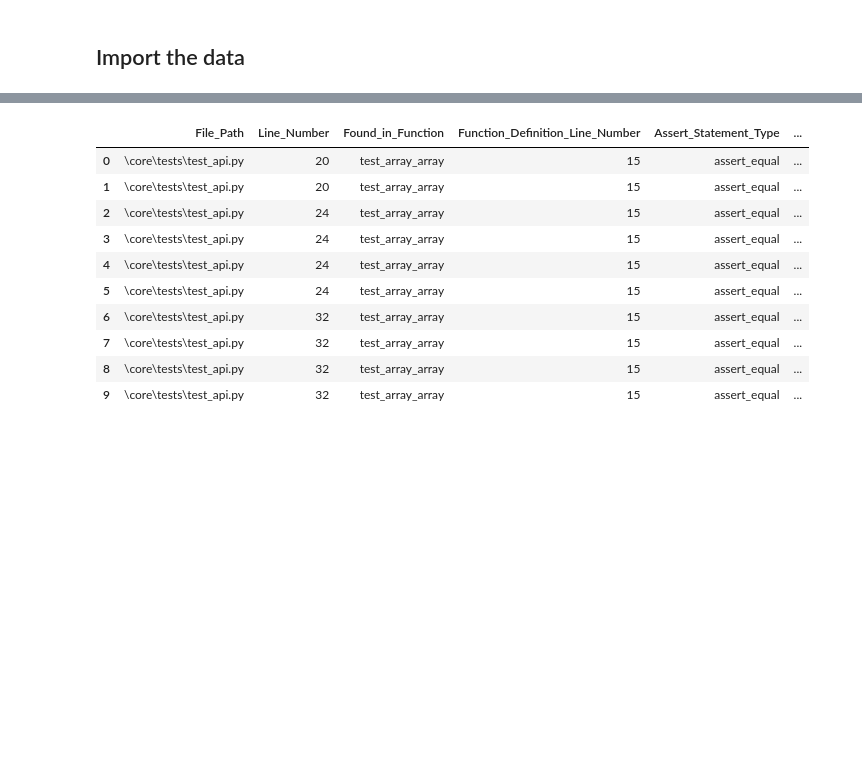
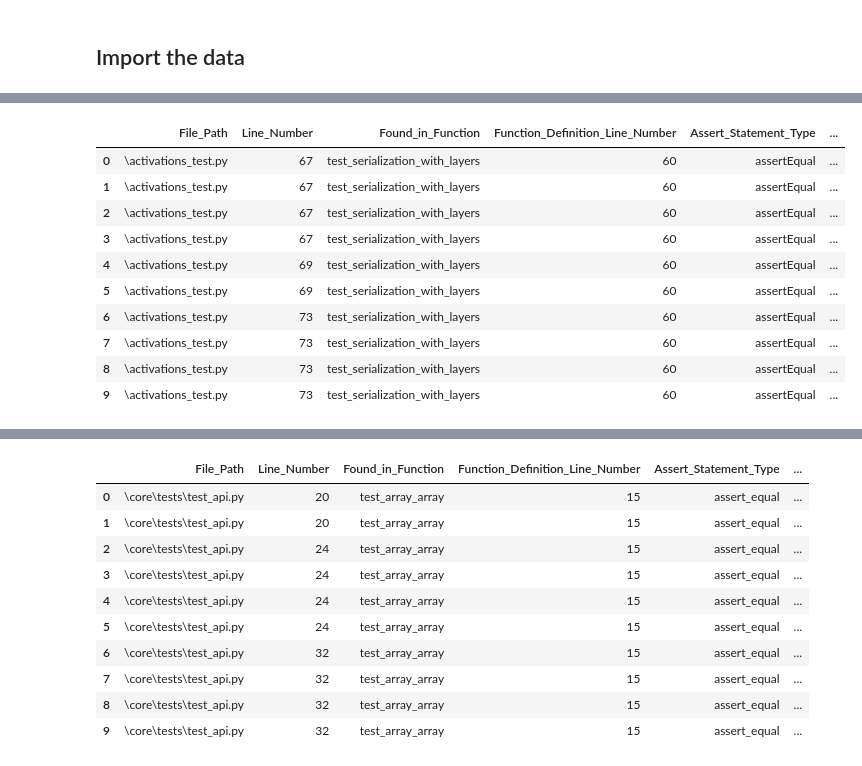
Before and after one commit to AlexanderProchnow/DLL_Testing_Tool, a Jupyter notebook: Code/1_Test_Case_Extraction_and_Analysis/2_Data_evaluation.ipynb, the cells around one changed output, grey strips where cells are left out. Saved outputs shown, nothing was run; the diff lists cells and outputs as text; code cells hidden in the pictures; blank space fills up the shorter version.

```diff
--- a/Code/1_Test_Case_Extraction_and_Analysis/2_Data_evaluation.ipynb
+++ b/Code/1_Test_Case_Extraction_and_Analysis/2_Data_evaluation.ipynb
@@ -103,6 +108,22 @@ df_theano.head(10)
 | 7 | \compile\tests\test_builders.py | 150 | test_grad_override | 127 | allclose | ... |
 | 8 | \compile\tests\test_builders.py | 150 | test_grad_override | 127 | allclose | ... |
 | 9 | \compile\tests\test_builders.py | 150 | test_grad_override | 127 | allclose | ... |
+# %%
+# import theano data and preview
+df_keras = pd.read_csv('extracted_data/keras_data.csv')
+df_keras.head(10)
+# %% [output]
+|  | File_Path | Line_Number | Found_in_Function | Function_Definition_Line_Number | Assert_Statement_Type | ... |
+| 0 | \activations_test.py | 67 | test_serialization_with_layers | 60 | assertEqual | ... |
+| 1 | \activations_test.py | 67 | test_serialization_with_layers | 60 | assertEqual | ... |
+| 2 | \activations_test.py | 67 | test_serialization_with_layers | 60 | assertEqual | ... |
+| 3 | \activations_test.py | 67 | test_serialization_with_layers | 60 | assertEqual | ... |
+| 4 | \activations_test.py | 69 | test_serialization_with_layers | 60 | assertEqual | ... |
+| 5 | \activations_test.py | 69 | test_serialization_with_layers | 60 | assertEqual | ... |
+| 6 | \activations_test.py | 73 | test_serialization_with_layers | 60 | assertEqual | ... |
+| 7 | \activations_test.py | 73 | test_serialization_with_layers | 60 | assertEqual | ... |
+| 8 | \activations_test.py | 73 | test_serialization_with_layers | 60 | assertEqual | ... |
+| 9 | \activations_test.py | 73 | test_serialization_with_layers | 60 | assertEqual | ... |
 # %%
 # import scipy data and preview
 df_scipy = pd.read_csv('extracted_data/scipy_data.csv')
```
Also changed, not shown: parts of 9 cells of this notebook, 21 other files.
